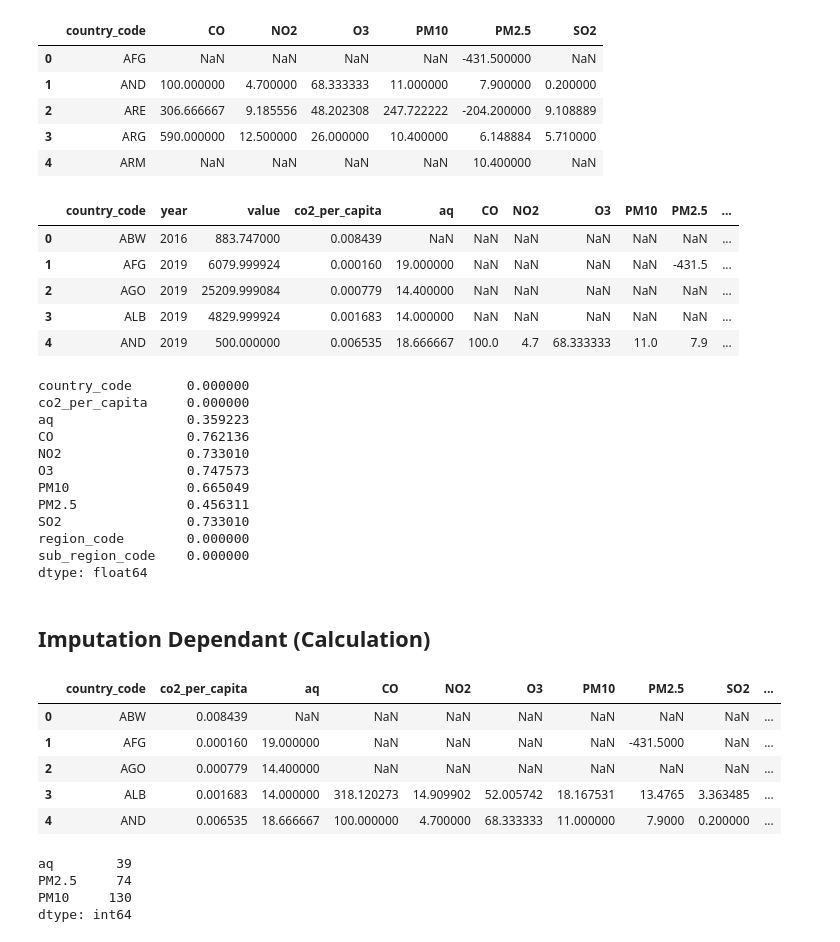
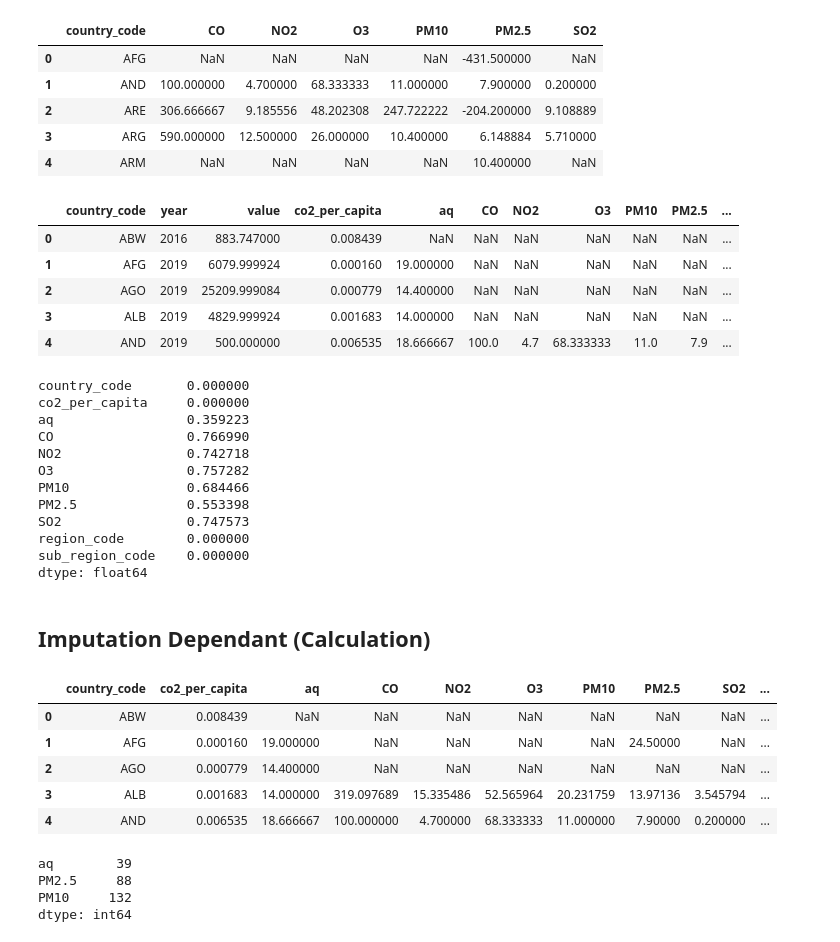
Before and after one commit to erdnuz/climate_lens, a Jupyter notebook: imputation.ipynb, the cells around one changed output. Cells and saved outputs as stored; diff of their text form; code cells hidden in the pictures.

```diff
--- a/imputation.ipynb
+++ b/imputation.ipynb
@@ -1,10 +1,10 @@
 # %%
 import pandas as pd
 # %%
-co2 = pd.read_csv('data/co2.csv')
-aq = pd.read_csv('data/air_quality.csv')
-pollution = pd.read_csv('data/pollution.csv')
-country_map = pd.read_csv('data/country_map.csv')
+co2 = pd.read_csv('data_explore/co2.csv')
+aq = pd.read_csv('data_explore/air_quality.csv')
+pollution = pd.read_csv('data_explore/pollution.csv')
+country_map = pd.read_csv('data_explore/country_map.csv')
 # %%
 pollution['pollutant'].value_counts()
 # %% [output]
@@ -42,7 +42,7 @@ co2.head()
 # %%
 aq.set_index(['country_code'], inplace=True)
 # %%
-co2['aq'] = aq['avg']
+co2['aq'] = aq['aq']
 # %%
 co2.head()
 # %% [output]
@@ -78,6 +78,7 @@ pollution_pivot.set_index(['country_code'], inplace=True)
 # %%
 for pollutant in pollution_pivot.columns:
     co2[pollutant] = pollution_pivot[pollutant]
+    co2.loc[co2[pollutant] < 0, pollutant] = None
 # %%
 co2 = co2.merge(country_map, on='country_code', how='left')
 co2.drop(columns=['country_name', 'region', 'sub_region'], inplace=True)
@@ -86,7 +87,7 @@ co2.head()
 # %% [output]
 |  | country_code | year | value | co2_per_capita | aq | CO | NO2 | O3 | PM10 | PM2.5 | ... |
 | 0 | ABW | 2016 | 883.747000 | 0.008439 | NaN | NaN | NaN | NaN | NaN | NaN | ... |
-| 1 | AFG | 2019 | 6079.999924 | 0.000160 | 19.000000 | NaN | NaN | NaN | NaN | -431.5 | ... |
+| 1 | AFG | 2019 | 6079.999924 | 0.000160 | 19.000000 | NaN | NaN | NaN | NaN | NaN | ... |
 | 2 | AGO | 2019 | 25209.999084 | 0.000779 | 14.400000 | NaN | NaN | NaN | NaN | NaN | ... |
 | 3 | ALB | 2019 | 4829.999924 | 0.001683 | 14.000000 | NaN | NaN | NaN | NaN | NaN | ... |
 | 4 | AND | 2019 | 500.000000 | 0.006535 | 18.666667 | 100.0 | 4.7 | 68.333333 | 11.0 | 7.9 | ... |
@@ -98,12 +99,12 @@ co2.isna().sum() / len(co2)
 country_code       0.000000
 co2_per_capita     0.000000
 aq                 0.359223
-CO                 0.762136
-NO2                0.733010
-O3                 0.747573
-PM10               0.665049
-PM2.5              0.456311
-SO2                0.733010
+CO                 0.766990
+NO2                0.742718
+O3                 0.757282
+PM10               0.684466
+PM2.5              0.553398
+SO2                0.747573
 region_code        0.000000
 sub_region_code    0.000000
 dtype: float64
@@ -124,40 +125,38 @@ def impute(df, group_col="region_code",  random_state=42):
     numeric_cols = df.select_dtypes(include=[np.number]).columns
 
     # Order columns by missingness (ascending)
     missing_order = sorted(numeric_cols, key=lambda c: df[c].isna().mean())
 
     for target_col in missing_order:
         if df[target_col].isna().sum() == 0:
             continue
 
         # --- Region-wise: only impute if region has ≥60% non-missing in this column
         valid_regions = []
         for region, subset in df.groupby(group_col):
             total = len(subset)
             non_missing = subset[target_col].notna().sum()
             if total > 0 and non_missing / total >= 0.4:
                 valid_regions.append(region)
 
         for region in valid_regions:
             region_idx = df[df[group_col] == region].index
             median_val = df.loc[region_idx, target_col].median()
             df.loc[region_idx, target_col] = df.loc[region_idx, target_col].fillna(median_val)
 
     return df
 
-results = {}
 df = co2.copy()
 
-scaled_mae = impute(df, group_col="region_code")
-df = results[method] = scaled_mae
+df = impute(df, group_col="region_code")
 df.head()
 # %% [output]
 |  | country_code | co2_per_capita | aq | CO | NO2 | O3 | PM10 | PM2.5 | SO2 | ... |
 | 0 | ABW | 0.008439 | NaN | NaN | NaN | NaN | NaN | NaN | NaN | ... |
-| 1 | AFG | 0.000160 | 19.000000 | NaN | NaN | NaN | NaN | -431.5000 | NaN | ... |
+| 1 | AFG | 0.000160 | 19.000000 | NaN | NaN | NaN | NaN | 24.50000 | NaN | ... |
 | 2 | AGO | 0.000779 | 14.400000 | NaN | NaN | NaN | NaN | NaN | NaN | ... |
-| 3 | ALB | 0.001683 | 14.000000 | 318.120273 | 14.909902 | 52.005742 | 18.167531 | 13.4765 | 3.363485 | ... |
-| 4 | AND | 0.006535 | 18.666667 | 100.000000 | 4.700000 | 68.333333 | 11.000000 | 7.9000 | 0.200000 | ... |
+| 3 | ALB | 0.001683 | 14.000000 | 319.097689 | 15.335486 | 52.565964 | 20.231759 | 13.97136 | 3.545794 | ... |
+| 4 | AND | 0.006535 | 18.666667 | 100.000000 | 4.700000 | 68.333333 | 11.000000 | 7.90000 | 0.200000 | ... |
 # %%
 aq_imputed = df.loc[:,['country_code', 'aq', 'PM2.5', 'PM10']]
 aq_imputed.set_index('country_code', inplace=True)
@@ -166,6 +165,6 @@ aq_imputed.to_csv('data/aq_imputed.csv')
 aq_imputed.isna().sum()
 # %% [output]
 aq        39
-PM2.5     74
-PM10     130
+PM2.5     88
+PM10     132
 dtype: int64
```
Also changed, not shown: 10 other files.
